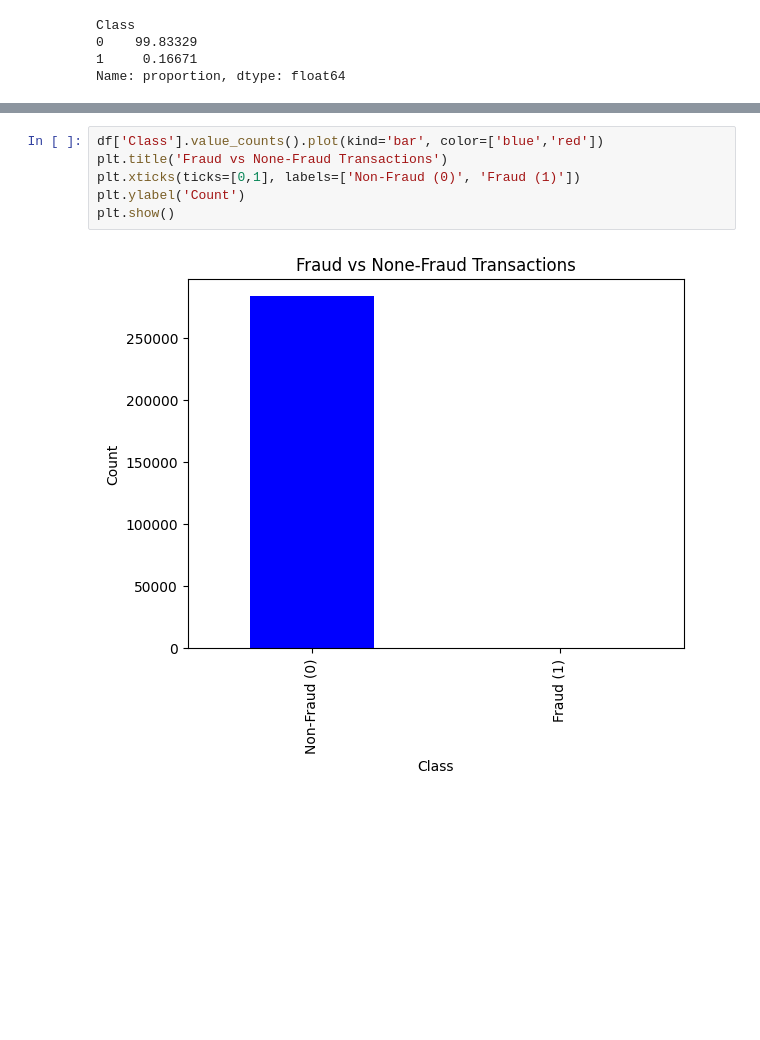
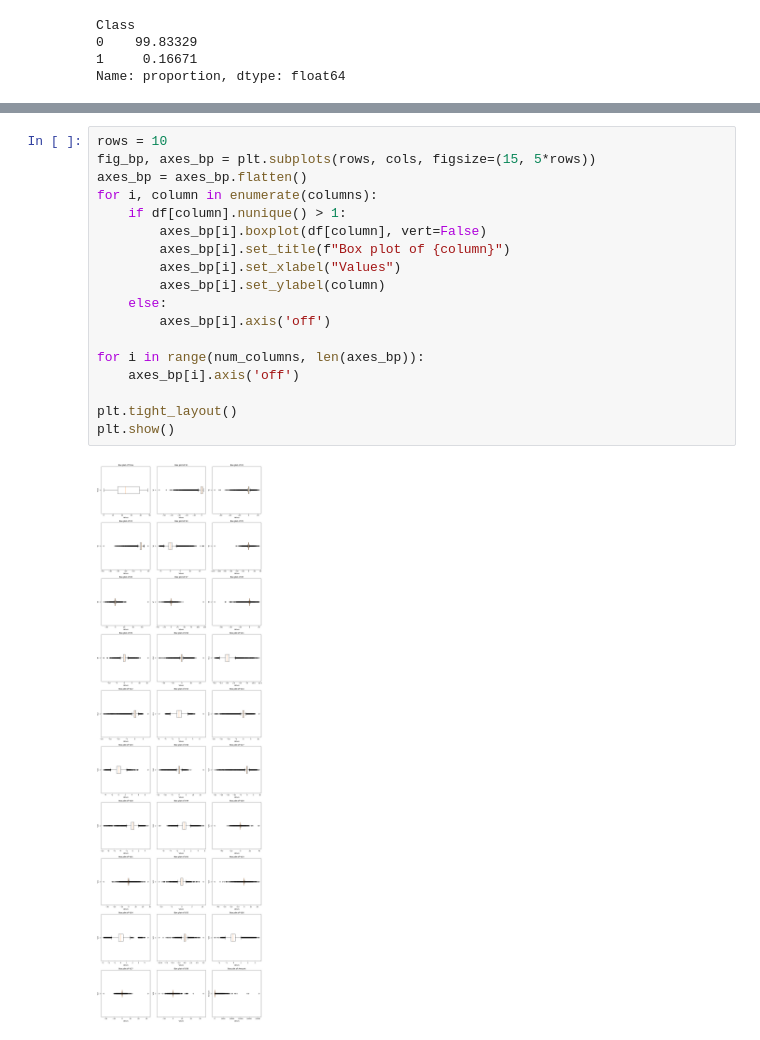
Before and after one commit to ShahadAlharbi21/fraud-detection-ml, a Jupyter notebook: fraud_detection.ipynb, the cells around one changed output, grey strips where cells are left out. Cells and saved outputs as stored; diff of their text form; blank space fills up the shorter version.

```diff
--- a/fraud_detection.ipynb
+++ b/fraud_detection.ipynb
@@ -119,9 +170,21 @@ plt.show()
-# %%
-df['Class'].value_counts().plot(kind='bar', color=['blue','red'])
-plt.title('Fraud vs None-Fraud Transactions')
-plt.xticks(ticks=[0,1], labels=['Non-Fraud (0)', 'Fraud (1)'])
-plt.ylabel('Count')
-plt.show()
-# %% [output]
-[figure, removed]
+# %%
+rows = 10
+fig_bp, axes_bp = plt.subplots(rows, cols, figsize=(15, 5*rows))
+axes_bp = axes_bp.flatten()
+for i, column in enumerate(columns):
+    if df[column].nunique() > 1:
+        axes_bp[i].boxplot(df[column], vert=False)
+        axes_bp[i].set_title(f"Box plot of {column}")
+        axes_bp[i].set_xlabel("Values")
+        axes_bp[i].set_ylabel(column)
+    else:
+        axes_bp[i].axis('off')
+
+for i in range(num_columns, len(axes_bp)):
+    axes_bp[i].axis('off')
+
+plt.tight_layout()
+plt.show()
+# %% [output]
+[figure, added]
 # %%
```
Also changed, not shown: parts of 15 cells of this notebook.
